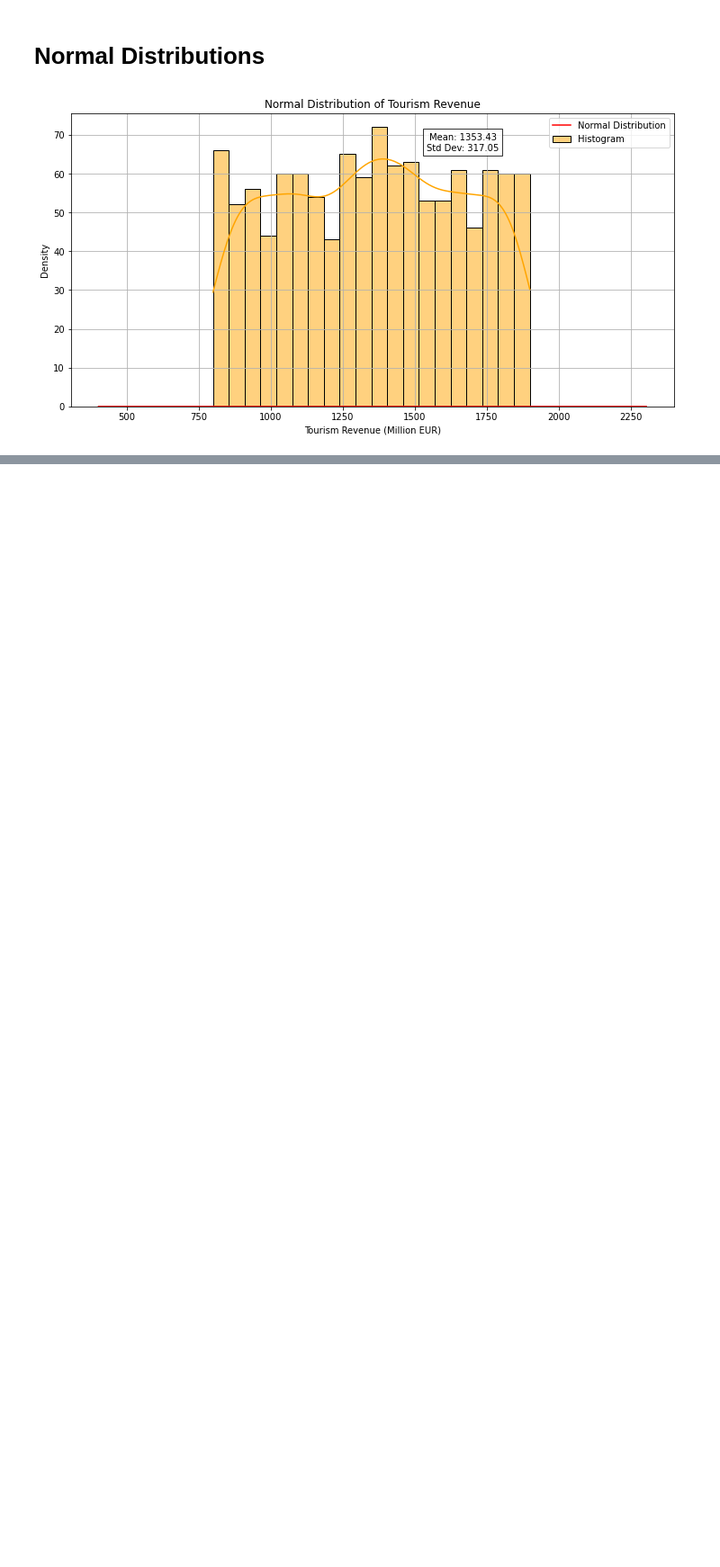
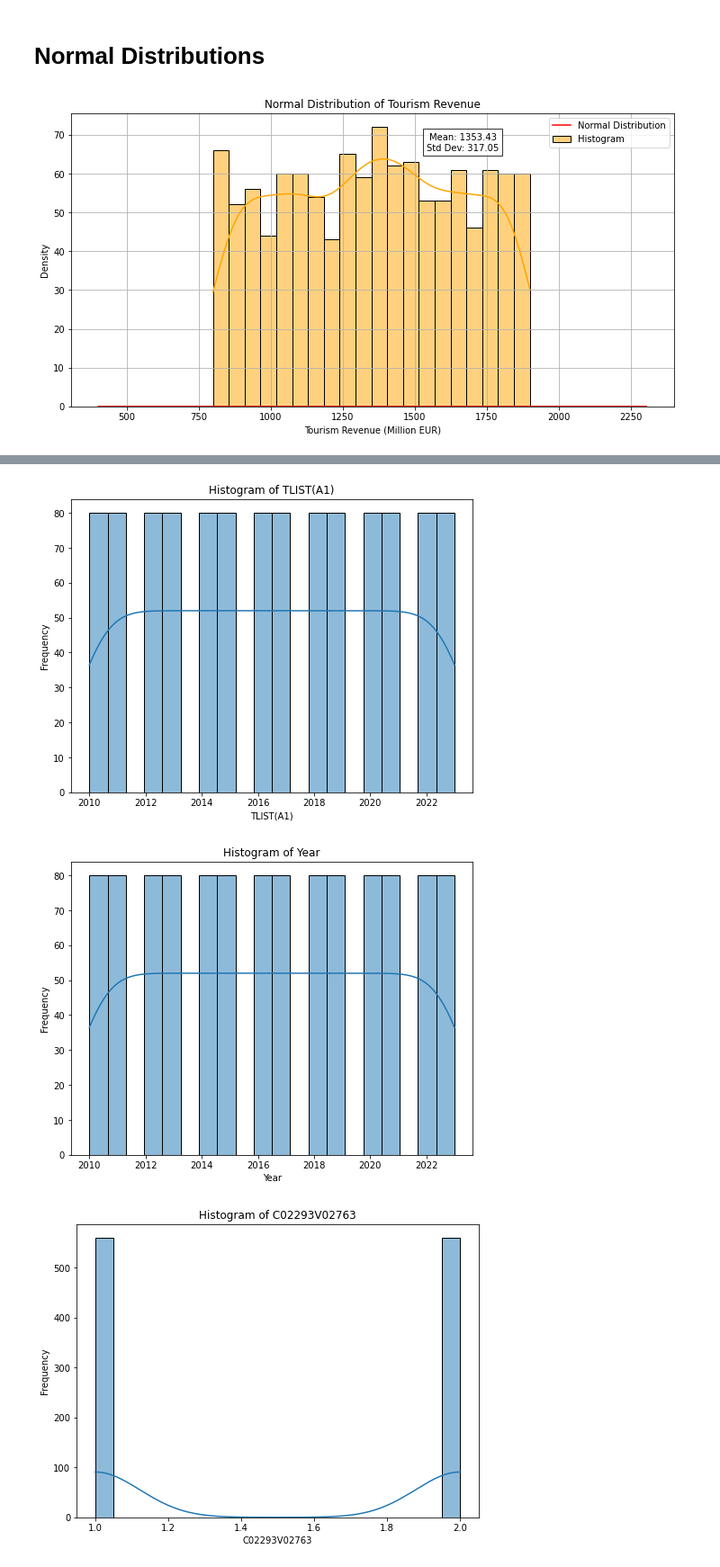
Before and after one commit to Olufeyi24049/MSC_DA_CA1, a Jupyter notebook: CodeFile.ipynb, the cells around one changed output, grey strips where cells are left out. Shown: that part at 90% size. Drawn from its saved outputs; the diff is of its cells as text; code cells hidden in the pictures; blank space fills up the shorter version.

Commit message:
Data Visualization Addition

```diff
--- a/CodeFile.ipynb
+++ b/CodeFile.ipynb
@@ -207,0 +223,23 @@ plt.show()
+# %%
+# 2. Data Visualization
+# Histograms for numerical variables
+numerical_vars = df.select_dtypes(include=['int64', 'float64']).columns
+for col in numerical_vars:
+    plt.figure(figsize=(8, 6))
+    sns.histplot(df[col], bins=20, kde=True)
+    plt.title(f'Histogram of {col}')
+    plt.xlabel(col)
+    plt.ylabel('Frequency')
+    plt.show()
+
+# Box plots for numerical variables
+for col in numerical_vars:
+    plt.figure(figsize=(8, 6))
+    sns.boxplot(x=df[col])
+    plt.title(f'Box Plot of {col}')
+    plt.xlabel(col)
+    plt.show()
+# %% [output]
+[figure, added]
+[figure, added]
+[figure, added]
```
Also changed, not shown: parts of 7 cells of this notebook.
